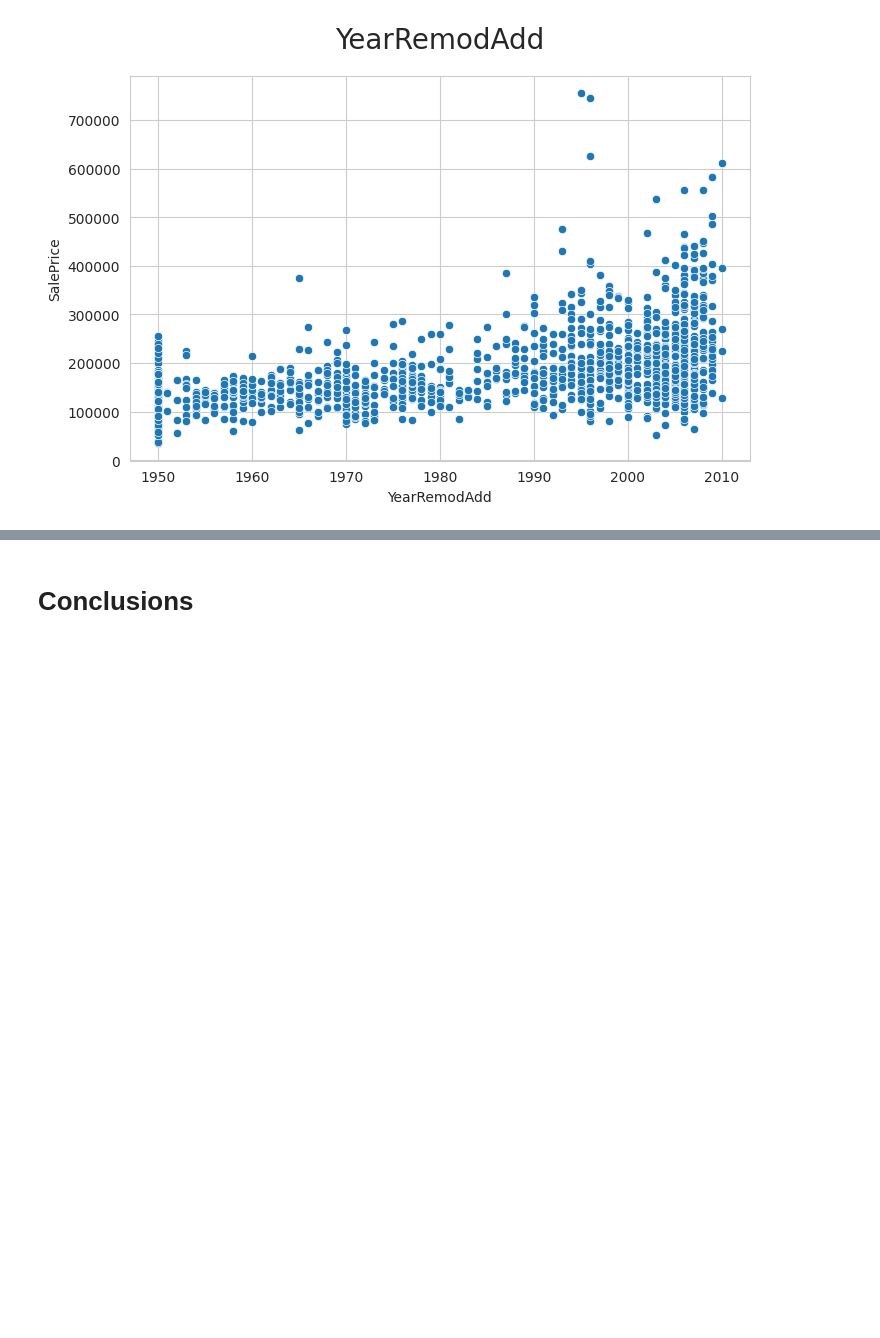
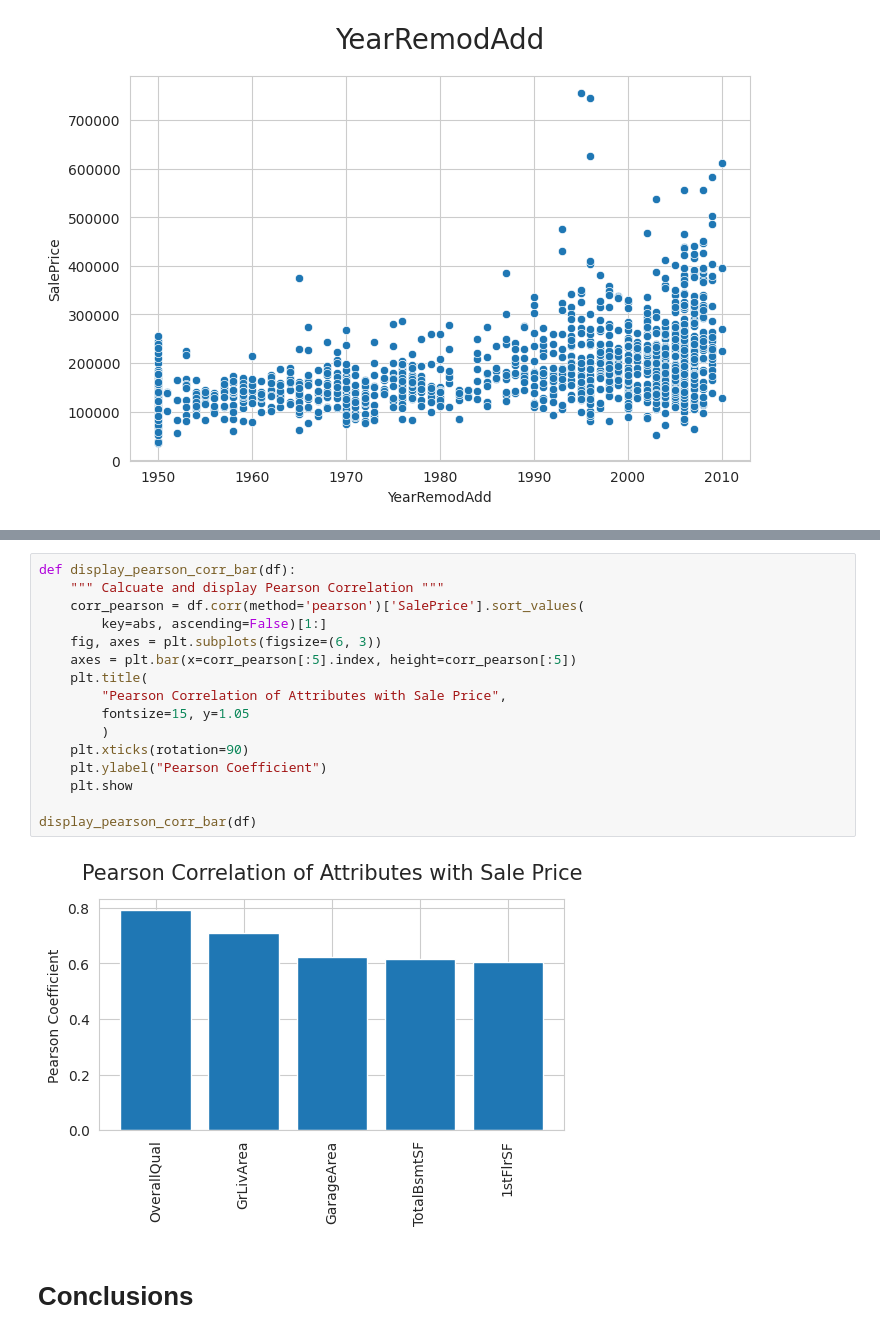
Before and after one commit to helenmurugan/heritage-housing-issues, a Jupyter notebook: jupyter_notebooks/03_Data_Visualisations_v2.ipynb, the cells around one changed output, grey strips where cells are left out. Drawn from its saved outputs; the diff is of its cells as text; blank space fills up the shorter version.

```diff
--- a/jupyter_notebooks/03_Data_Visualisations_v2.ipynb
+++ b/jupyter_notebooks/03_Data_Visualisations_v2.ipynb
@@ -331,3 +351,21 @@ plot_numerical(df_eda, vars_to_study)
+# %%
+def display_pearson_corr_bar(df):
+    """ Calcuate and display Pearson Correlation """
+    corr_pearson = df.corr(method='pearson')['SalePrice'].sort_values(
+        key=abs, ascending=False)[1:]
+    fig, axes = plt.subplots(figsize=(6, 3))
+    axes = plt.bar(x=corr_pearson[:5].index, height=corr_pearson[:5])
+    plt.title(
+        "Pearson Correlation of Attributes with Sale Price",
+        fontsize=15, y=1.05
+        )
+    plt.xticks(rotation=90)
+    plt.ylabel("Pearson Coefficient")
+    plt.show
+
+display_pearson_corr_bar(df)
+# %% [output]
+[figure, added]
 # %% [markdown]
 # Conclusions
 # %% [markdown]
```
Also changed, not shown: parts of 5 cells of this notebook.
